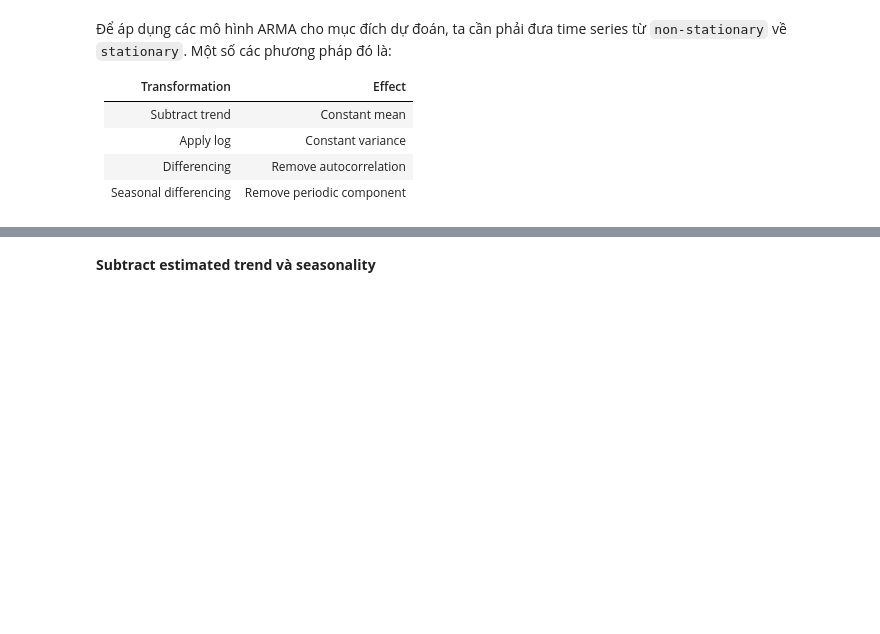
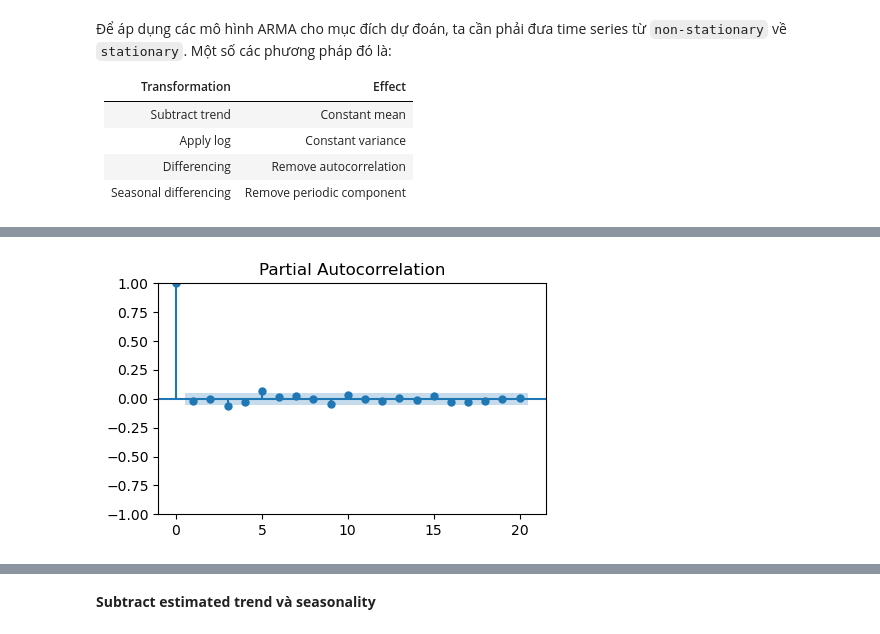
Before and after one commit to HTNam1710/DataViz_Lab02, a Jupyter notebook: stationarity.ipynb, the cells around one changed output, grey strips where cells are left out. Saved outputs shown, nothing was run; the diff lists cells and outputs as text; code cells hidden in the pictures; blank space fills up the shorter version.

```diff
--- a/stationarity.ipynb
+++ b/stationarity.ipynb
@@ -319,0 +455,5 @@ subsquence_plot_price(BID_df, BID_name)
+# %%
+_, ax = plt.subplots(1, 1, figsize=(5, 3))
+plot_pacf(price_df.Diff.dropna(), lags=20, ax=ax);
+# %% [output]
+[figure, added]
```
Also changed, not shown: parts of 75 cells of this notebook.
